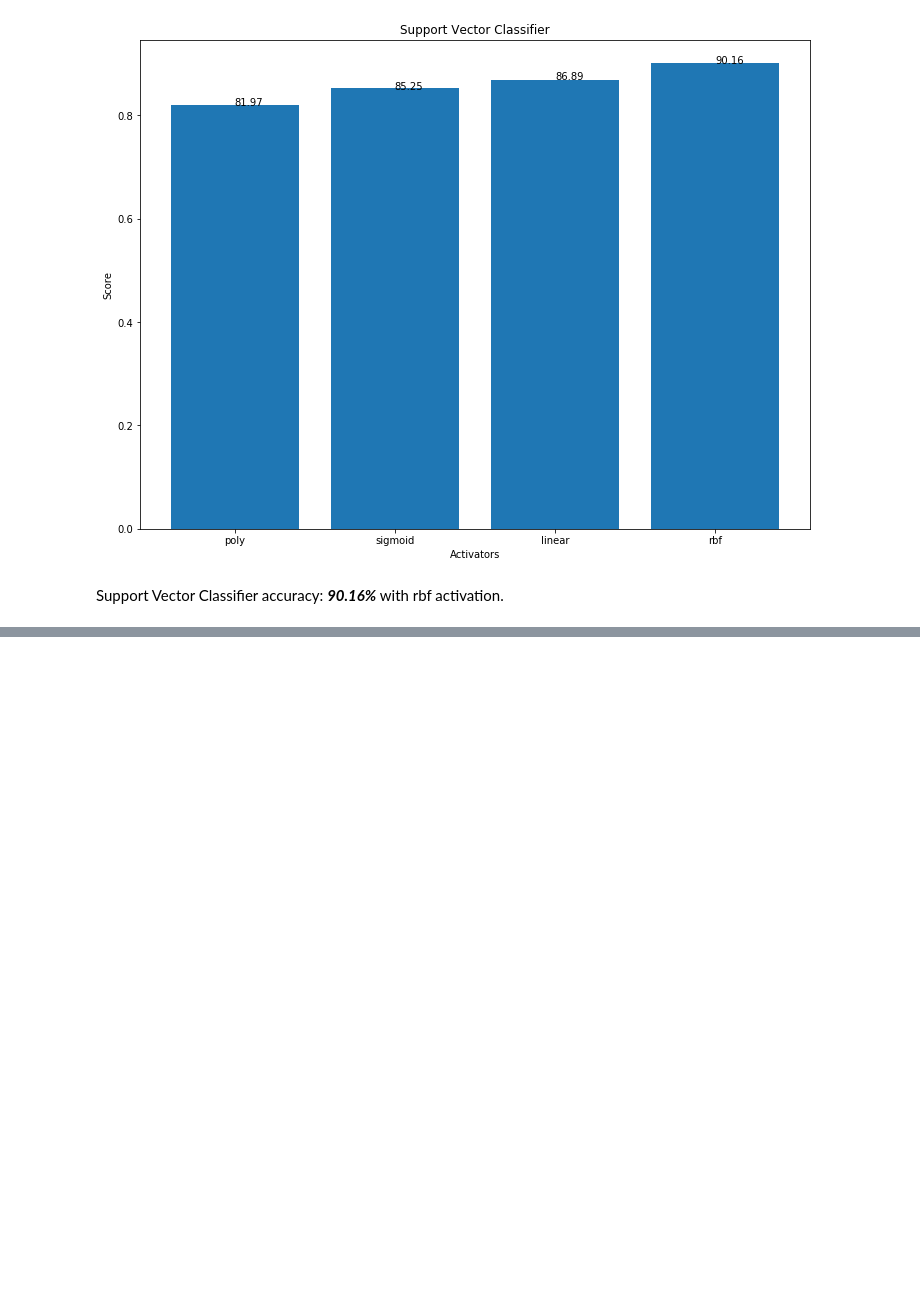
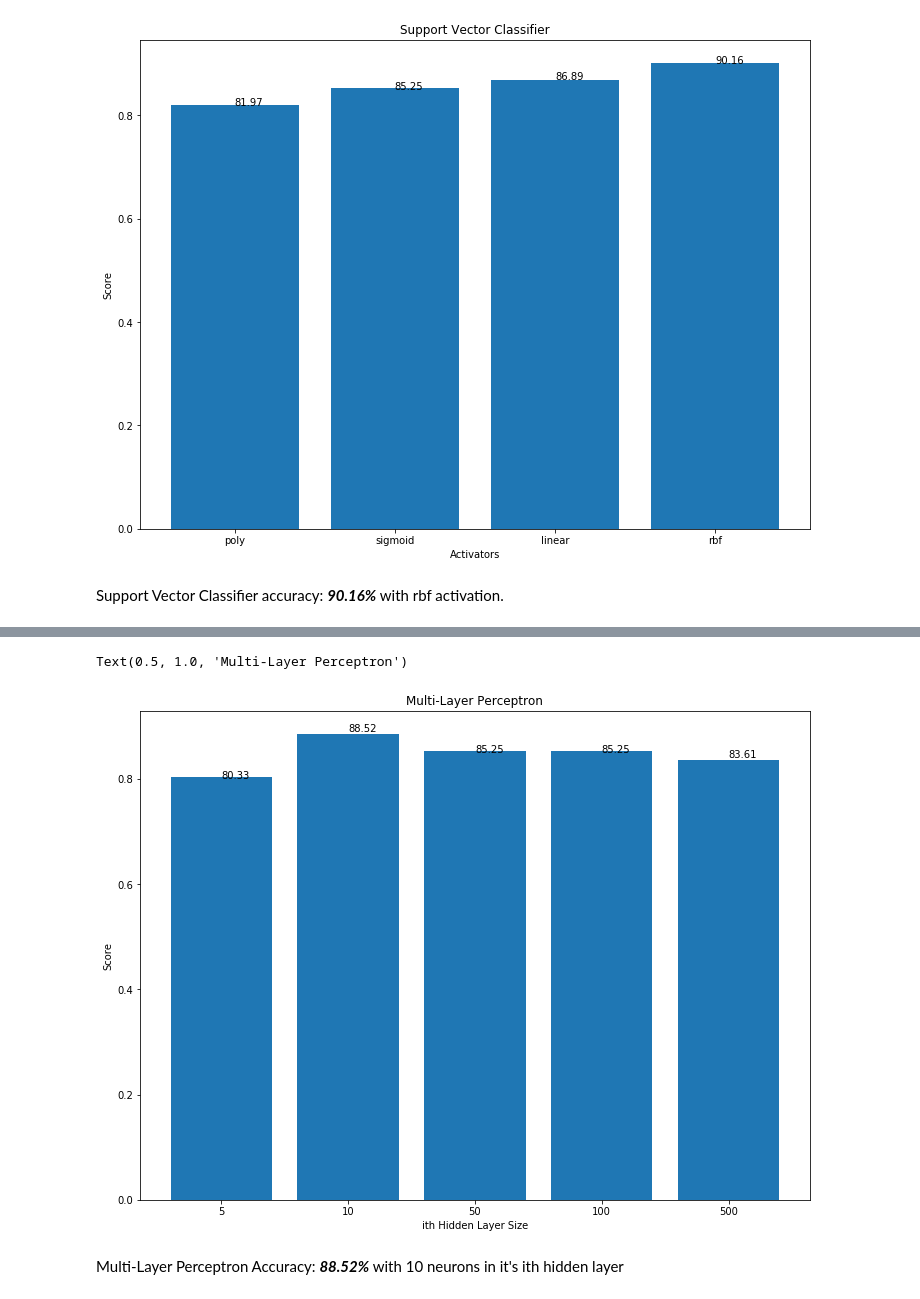
Before and after one commit to rghvv/Heart-Disease-Prediction, a Jupyter notebook: HeartDiseasePrediction.ipynb, the cells around one changed output, grey strips where cells are left out. Saved outputs shown, nothing was run; the diff lists cells and outputs as text; code cells hidden in the pictures; blank space fills up the shorter version.

```diff
--- a/HeartDiseasePrediction.ipynb
+++ b/HeartDiseasePrediction.ipynb
@@ -251,0 +257,21 @@ Text(0.5, 1.0, 'Ada Boost Classifier')
+# %%
+mlp = []
+hidden_units = [5, 10, 50, 100, 500]
+
+for i in range(len(hidden_units)):
+    MLPc = MLPClassifier(hidden_layer_sizes = (hidden_units[i],))
+    MLPc.fit(X_train, Y_train)
+    mlp.append(MLPc.score(X_test, Y_test))
+# %%
+plt.bar([i for i in range(len(hidden_units))], mlp)
+for i in range(len(hidden_units)):
+    plt.text(i, round(mlp[i],2), round(mlp[i]*100,2))
+plt.xticks(ticks = [i for i in range(len(hidden_units))], labels = [str(hidden) for hidden in hidden_units])
+plt.xlabel('ith Hidden Layer Size')
+plt.ylabel('Score')
+plt.title('Multi-Layer Perceptron')
+# %% [output]
+Text(0.5, 1.0, 'Multi-Layer Perceptron')
+[figure, added]
+# %% [markdown]
+Multi-Layer Perceptron Accuracy: <b><i>88.52%</i></b> with 10 neurons in it's ith hidden layer
```
Also changed, not shown: parts of 5 cells of this notebook.
